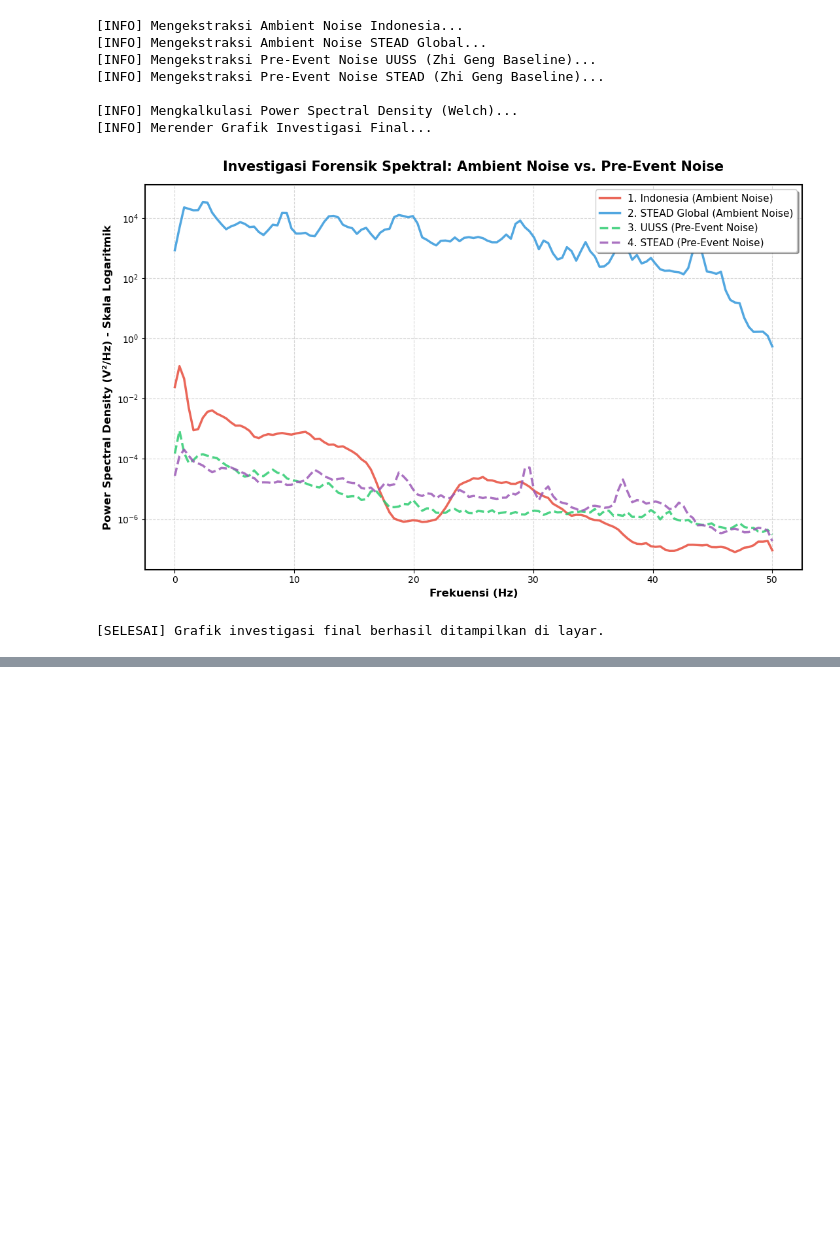
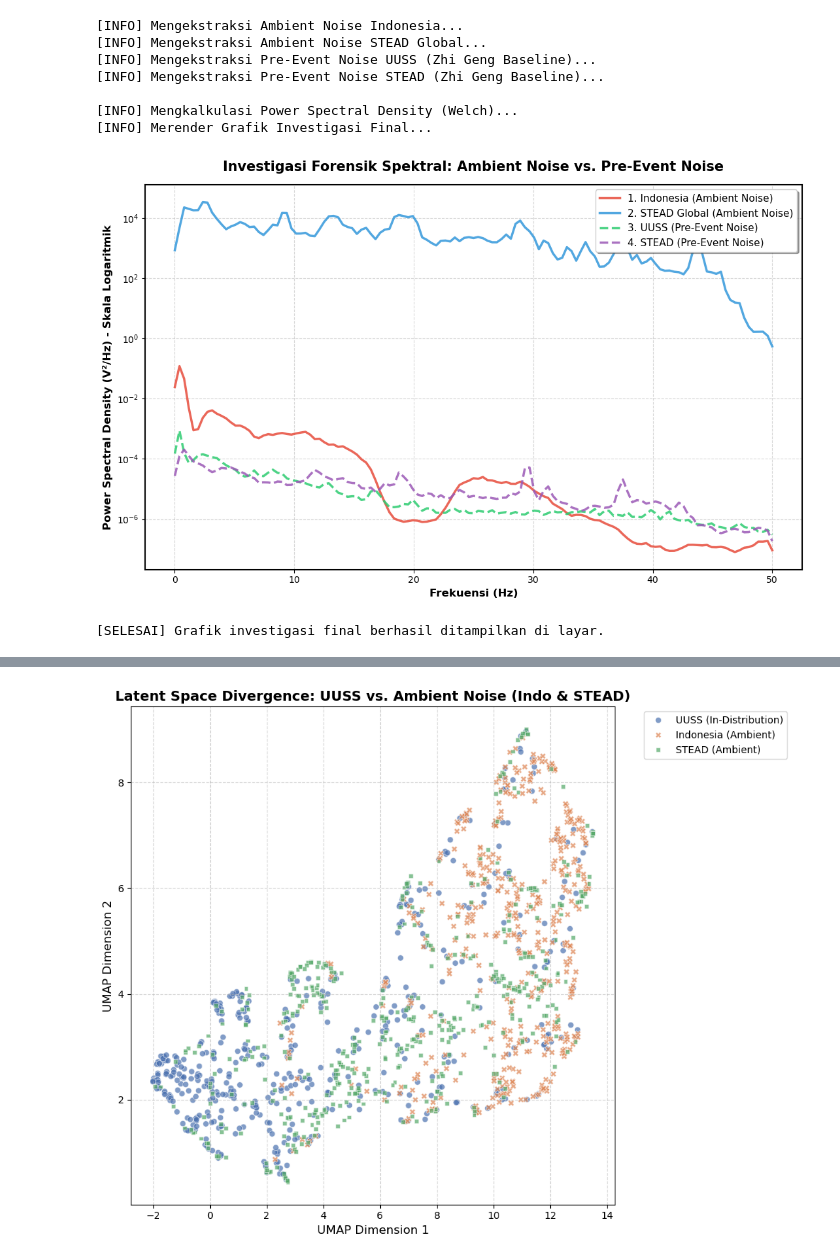
Before and after one commit to verykurniabakti/seismiccode, a Jupyter notebook: mcu_quake/code_gen_trying/indonesia_jaya_benchmarking_data/noise_analisis.ipynb, the cells around one changed output, grey strips where cells are left out. Saved outputs shown, nothing was run; the diff lists cells and outputs as text; code cells hidden in the pictures; blank space fills up the shorter version.

```diff
--- a/mcu_quake/code_gen_trying/indonesia_jaya_benchmarking_data/noise_analisis.ipynb
+++ b/mcu_quake/code_gen_trying/indonesia_jaya_benchmarking_data/noise_analisis.ipynb
@@ -464 +470,99 @@ if __name__ == "__main__":
 [SELESAI] Grafik efek normalisasi berhasil ditampilkan di layar.
+# %%
+# -*- coding: utf-8 -*-
+import os
+import glob
+import json
+import h5py
+import numpy as np
+import pandas as pd
+import umap
+import matplotlib.pyplot as plt
+import seaborn as sns
+from tensorflow import keras
+
+# ==============================================================================
+# CONFIGURATION
+# ==============================================================================
+BASE_PATH = '/Volumes/Local Disk/Code_Git/S3_code/seismic/mcu_quake/code_gen_trying'
+OUTPUT_DIR = os.path.join(BASE_PATH, 'figures_disertasi')
+os.makedirs(OUTPUT_DIR, exist_ok=True)
+
+# Path Paths
+
+MODEL_PATH = os.path.join(BASE_PATH, 'indonesia_jaya_benchmarking_data/mcquake_ori_file/Code & Figure demo/Pre-trained model/MCU-Quake 5-20')
+
+UUSS_JSON = r'/Volumes/Local Disk/Code_Git/S3_code/seismic/mcu_quake/code_gen_trying/indonesia_jaya_benchmarking_data/mcquake_ori_file/Benchmark_ UUSS 3C_ test n2222 r100/UUSS 3C data, test n2222 r100.json'
+DIR_NOISE_INDO = r"/Volumes/Local Disk/Code_Git/S3_code/seismic/mcu_quake/code_gen_trying/indonesia_jaya_benchmarking_data/indonesia_waveform_master_data/output_data_npypure_3c_noise_9s"
+PATH_STEAD_CSV = '/Volumes/Extreme SSD/stream_stead/data_stead/merge.csv'
+PATH_STEAD_HDF5 = '/Volumes/Extreme SSD/stream_stead/data_stead/merge.hdf5'
+
+# ==============================================================================
+# FUNCTIONS
+# ==============================================================================
+def zhi_geng_normalize(waves):
+    max_val = np.max(np.abs(waves))
+    return waves / (max_val if max_val != 0 else 1e-8)
+
+def get_embeddings(model, data_waves):
+    # Memastikan input (N, 700, 3) diproses dengan benar
+    return np.hstack([
+        model.predict(data_waves[:, :, 0:1], verbose=0),
+        model.predict(data_waves[:, :, 1:2], verbose=0),
+        model.predict(data_waves[:, :, 2:3], verbose=0)
+    ])
+
+# ==============================================================================
+# MAIN PIPELINE
+# ==============================================================================
+model = keras.models.load_model(MODEL_PATH, compile=False)
+noise_collection = {}
+
+# 1. Collect Data
+print("[INFO] Mengumpulkan data 3-Domain...")
+# UUSS
+with open(UUSS_JSON, 'r') as f: uuss_data = json.load(f)
+uuss_samples = [zhi_geng_normalize(np.stack([uuss_data[k]["E"], uuss_data[k]["N"], uuss_data[k]["Z"]], axis=-1)[:700])
+                for k in list(uuss_data.keys())[:500]]
+noise_collection['UUSS (In-Distribution)'] = np.array(uuss_samples)
+
+# Indonesia
+files = glob.glob(os.path.join(DIR_NOISE_INDO, "*.npy"))
+raw_indo = np.array([zhi_geng_normalize(np.load(f)[:700]) for f in np.random.choice(files, 500, replace=False)])
+noise_collection['Indonesia (Ambient)'] = raw_indo
+
+# STEAD
+df = pd.read_csv(PATH_STEAD_CSV, low_memory=False)
+traces = df[df['trace_category'] == 'noise'].sample(500)['trace_name'].values
+with h5py.File(PATH_STEAD_HDF5, 'r') as f:
+    raw_stead = np.array([zhi_geng_normalize(f['data'][t][()][:700]) for t in traces if t in f['data']])
+    noise_collection['STEAD (Ambient)'] = raw_stead
+
+# 2. Extract & Embed
+print("[INFO] Mengekstraksi fitur laten...")
+X_list, labels = [], []
+for domain, waves in noise_collection.items():
+    X_list.append(get_embeddings(model, waves))
+    labels.extend([domain] * len(waves))
+
+# 3. UMAP Reduction
+print("[INFO] Running UMAP Analysis...")
+reducer = umap.UMAP(n_neighbors=20, min_dist=0.1, n_components=2, random_state=42)
+embedding_2d = reducer.fit_transform(np.vstack(X_list))
+
+# 4. Visualization (Publication Ready)
+plt.figure(figsize=(10, 8))
+sns.scatterplot(x=embedding_2d[:, 0], y=embedding_2d[:, 1], hue=labels, style=labels, palette="deep", alpha=0.7)
+plt.title("Latent Space Divergence: UUSS vs. Ambient Noise (Indo & STEAD)", fontsize=14, weight='bold')
+plt.xlabel("UMAP Dimension 1", fontsize=12)
+plt.ylabel("UMAP Dimension 2", fontsize=12)
+plt.grid(True, linestyle='--', alpha=0.5)
+plt.legend(bbox_to_anchor=(1.05, 1), loc='upper left')
+plt.tight_layout()
+
+# Save output
+plot_path = os.path.join(OUTPUT_DIR, "latent_space_divergence.png")
+plt.savefig(plot_path, dpi=300)
+print(f"[INFO] Plot tersimpan di: {plot_path}")
+plt.show()
+# %% [output]
@@ -464,0 +573 @@ if __name__ == "__main__":
+[figure, added]
```
Also changed, not shown: parts of 7 cells of this notebook, 1 other file.
